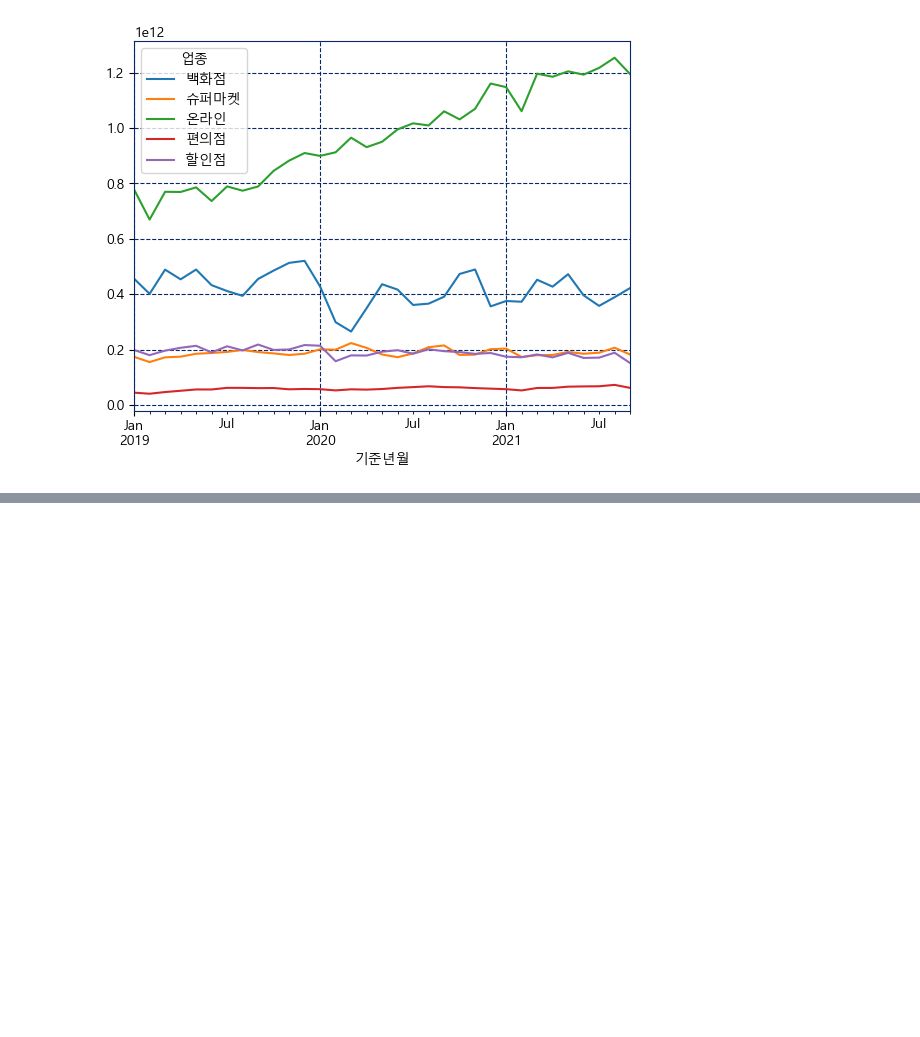
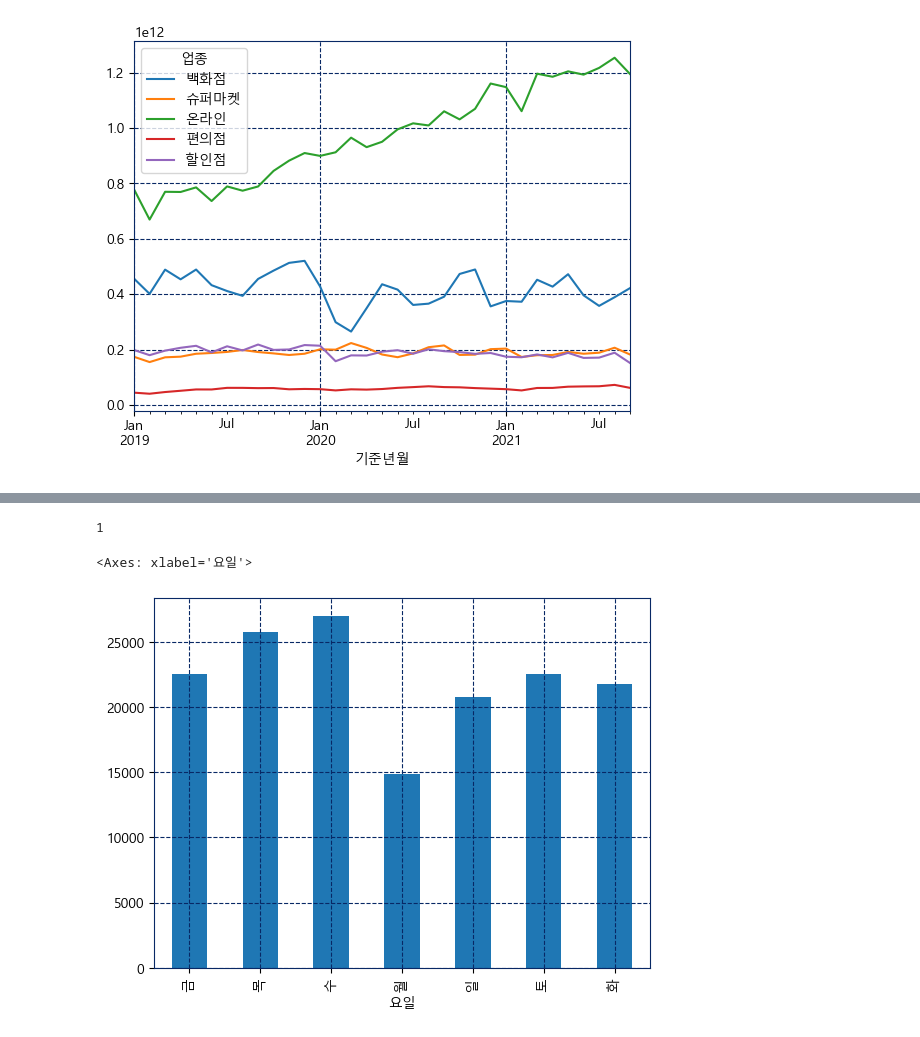
Before and after one commit to ukjejo/jojojo, a Jupyter notebook: 230425/03_matplotlib.ipynb, the cells around one changed output, grey strips where cells are left out. Cells and saved outputs as stored; diff of their text form; code cells hidden in the pictures; blank space fills up the shorter version.

```diff
--- a/230425/03_matplotlib.ipynb
+++ b/230425/03_matplotlib.ipynb
@@ -267,0 +369,21 @@ group_data.plot()
+# %%
+df.set_index('등록일시',inplace = True)
+# %%
+df.index[0].weekday()
+# %% [output]
+1
+# %%
+for i in df.index:
+    df.loc[i,'요일'] = i.weekday()
+# %%
+_list = df['요일'].astype(int).unique()
+# %%
+week_name = ['월', '화', '수', '목', '금', '토', '일']
+
+for i in _list:
+    df.loc[df['요일'] == i, '요일'] = week_name[i]
+# %%
+df.groupby('요일')['일일확진자'].mean().plot.bar()
+# %% [output]
+<Axes: xlabel='요일'>
+[figure, added]
```
Also changed, not shown: parts of 27 cells of this notebook.
